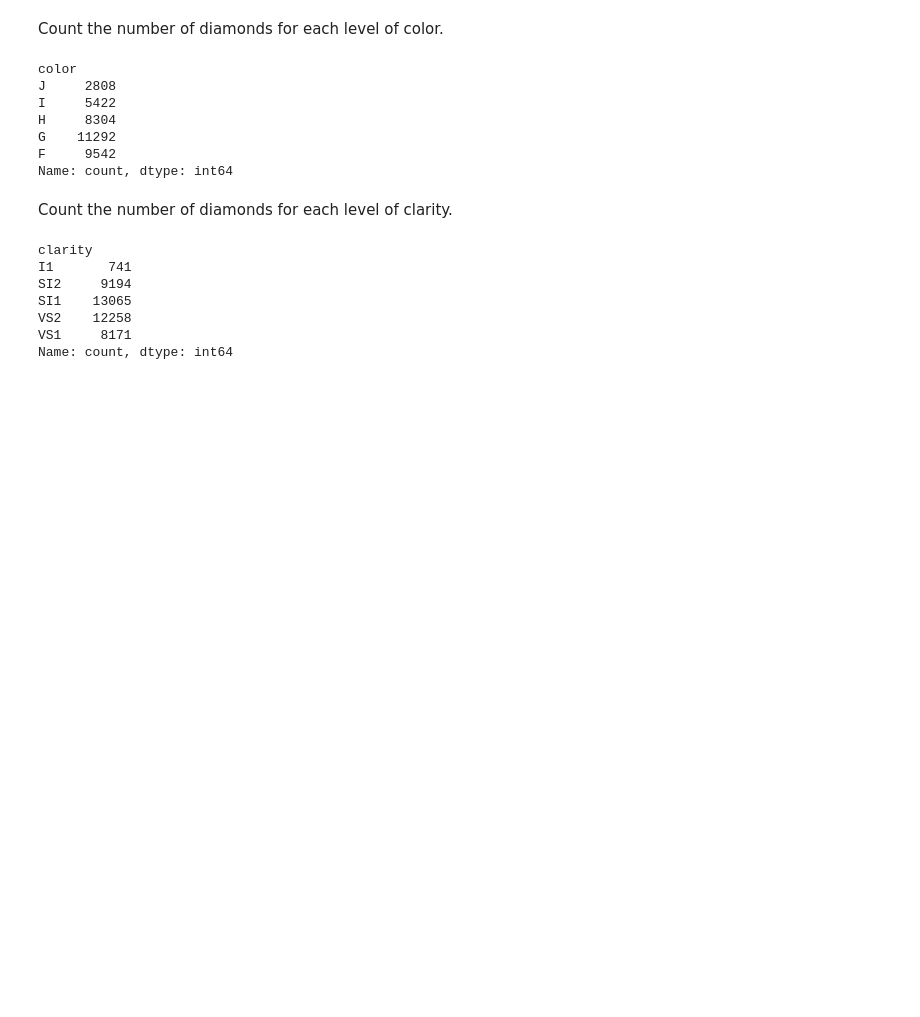
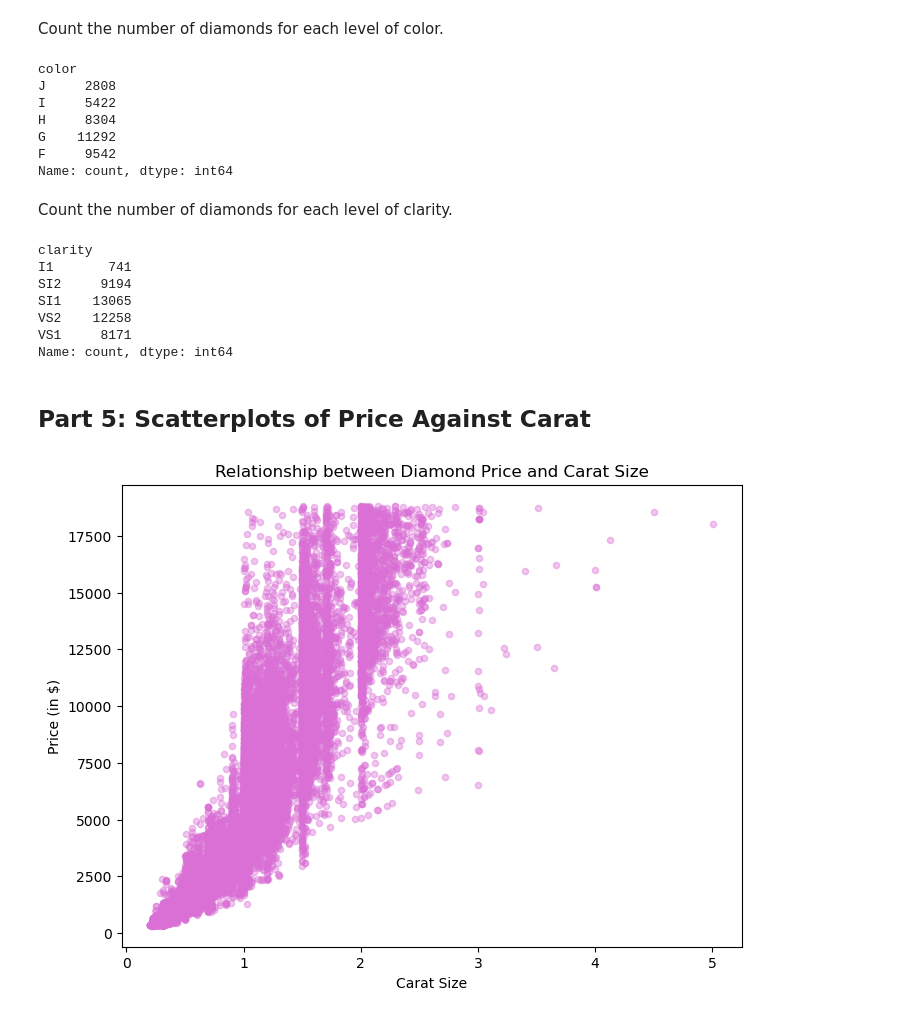
Before and after one commit to slylockfox/Maryville-DSCI-503-2, a Jupyter notebook: Project_03_Snyder.ipynb, the cells around one changed output. Cells and saved outputs as stored; diff of their text form; code cells hidden in the pictures; blank space fills up the shorter version.

Commit message:
project 3 part 5

```diff
--- a/Project_03_Snyder.ipynb
+++ b/Project_03_Snyder.ipynb
@@ -189,3 +191,27 @@ SI1    13065
 VS2    12258
 VS1     8171
 Name: count, dtype: int64
+# %% [markdown]
+## Part 5: Scatterplots of Price Against Carat
+# %%
+# Create a scatterplot of price against carat according to the following specifications:
+# Set the figure size to [8,6].
+plt.figure(figsize=[8,6])
+
+# Set a point size of 20 and an alpha level of 0.4.
+# Select a named single color for the points.
+plt.scatter(x=diamonds.carat, y=diamonds.price, s=20, alpha=0.4, color='orchid')
+
+# The x-axis should be labeled "Carat Size".
+plt.xlabel('Carat Size')
+
+# The y-axis should be labeled "Price (in $)".
+plt.ylabel('Price (in $)')
+
+# The figure should be title "Relationship between Diamond Price and Carat Size".
+plt.title('Relationship between Diamond Price and Carat Size')
+
+# Display the figure using plt.show().
+plt.show()
+# %% [output]
+[figure, added]
```
Also changed, not shown: parts of 5 cells of this notebook, 1 other file.
